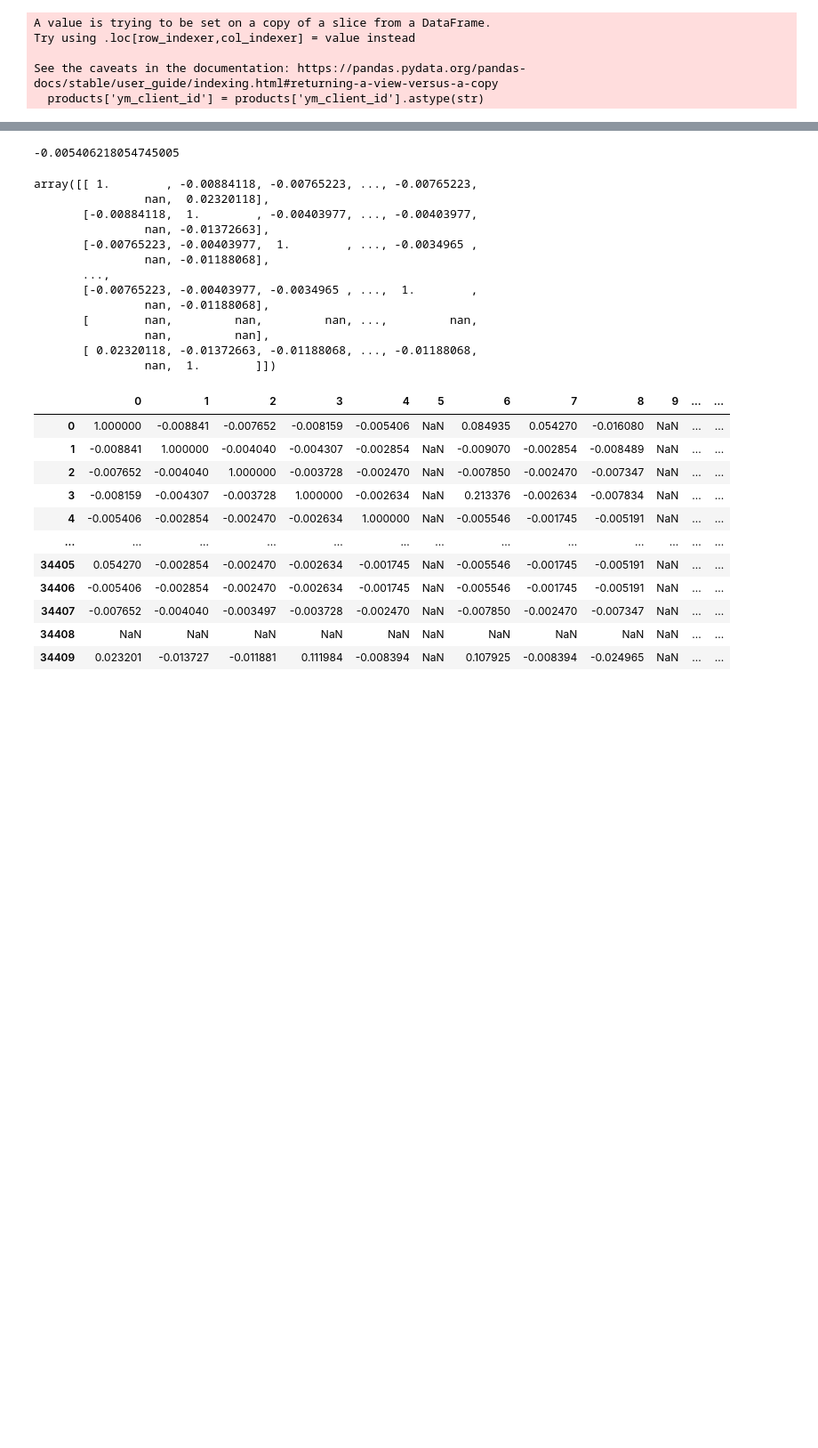
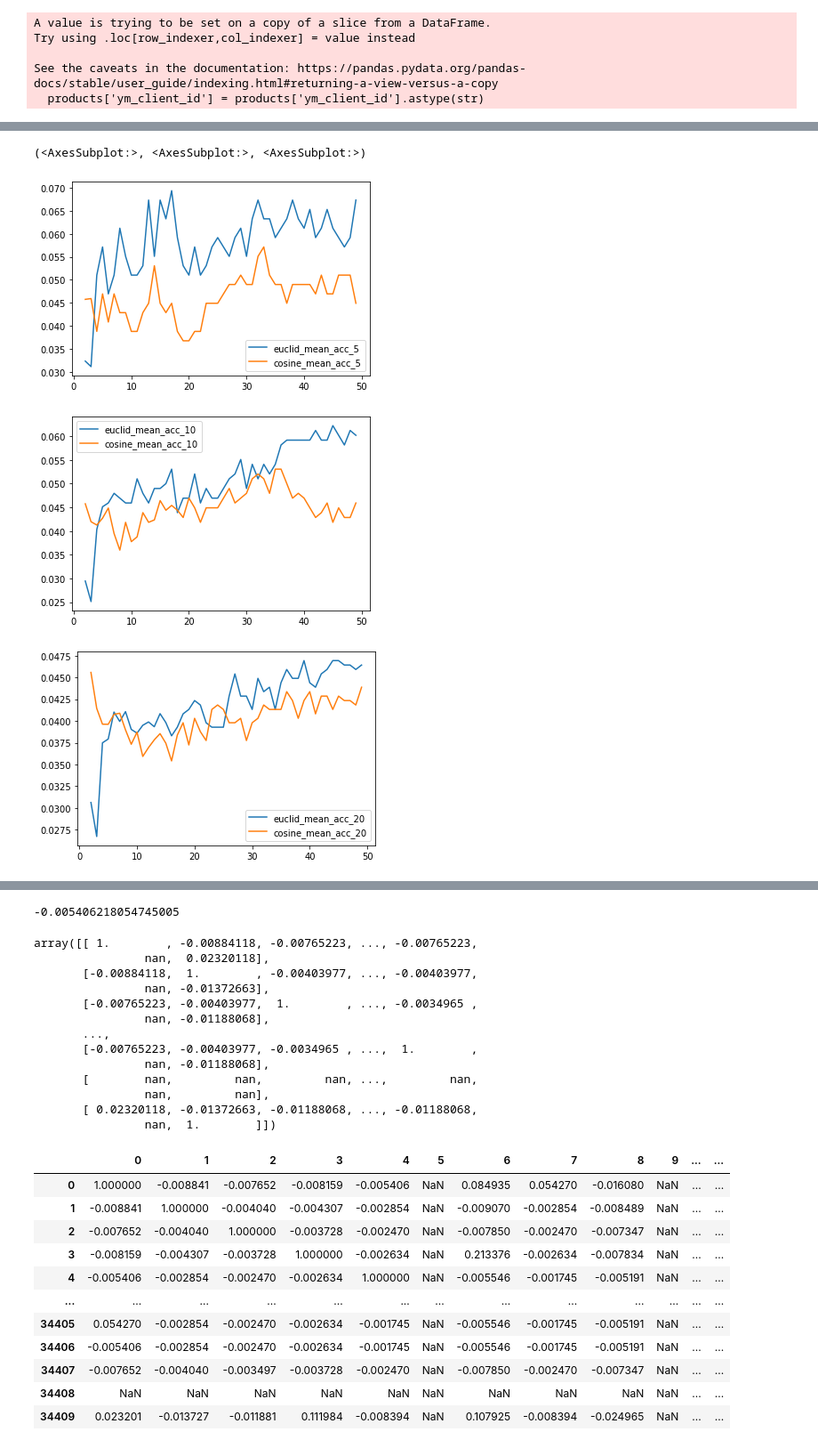
Before and after one commit to salamoslam/recommendations, a Jupyter notebook: notebooks/collaborative_filtration.ipynb, the cells around one changed output, grey strips where cells are left out. Shown at 89% size. Cells and saved outputs as stored; diff of their text form; code cells hidden in the pictures; blank space fills up the shorter version.

```diff
--- a/notebooks/collaborative_filtration.ipynb
+++ b/notebooks/collaborative_filtration.ipynb
@@ -19,0 +344,7 @@ item_user = pref_matrix.drop(columns=['id_s','item_total'], index = ['user_total
+# %%
+results.iloc[:,[0,6]].plot(), results.iloc[:,[2,8]].plot(), results.iloc[:,[4,10]].plot()
+# %% [output]
+(<AxesSubplot:>, <AxesSubplot:>, <AxesSubplot:>)
+[figure, added]
+[figure, added]
+[figure, added]
```
Also changed, not shown: parts of 37 cells of this notebook, 3 other files.
